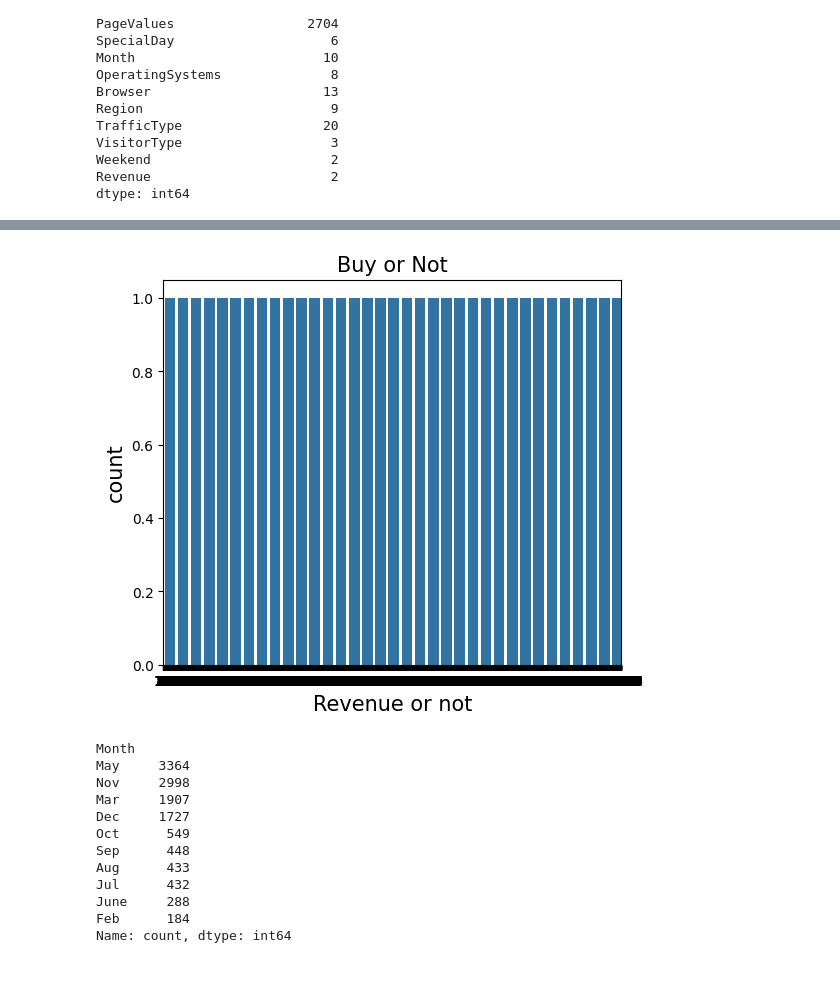
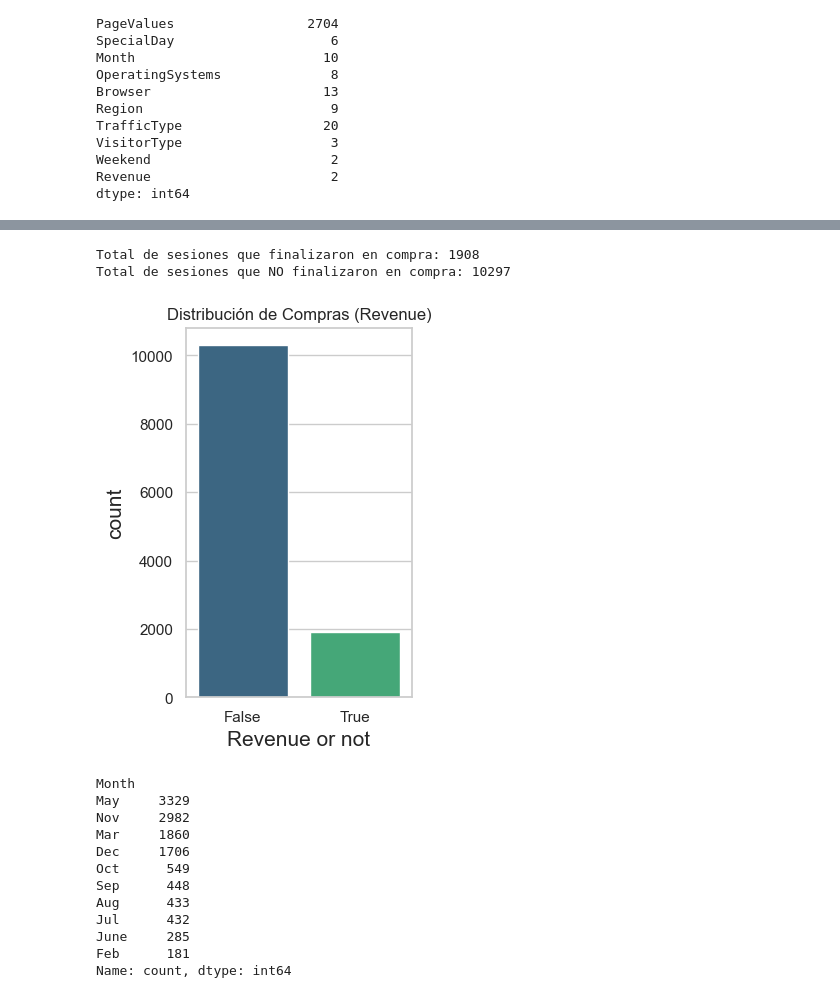
Before and after one commit to alvaroG-IA/proyecto-1-AIA-Marketing_Digital, a Jupyter notebook: analisis_dataset.ipynb, the cells around one changed output, grey strips where cells are left out. Drawn from its saved outputs; the diff is of its cells as text; code cells hidden in the pictures.

```diff
--- a/analisis_dataset.ipynb
+++ b/analisis_dataset.ipynb
@@ -5,7 +5,7 @@ from kagglehub import KaggleDatasetAdapter
 file_path = "online_shoppers_intention.csv"
 
 # Load the latest version
-df = kagglehub.load_dataset(
+df = kagglehub.dataset_load(
   KaggleDatasetAdapter.PANDAS,
   "henrysue/online-shoppers-intention",
   file_path
@@ -129,0 +117,5 @@ Total de sesiones que NO finalizaron en compra: 10422
+# %%
+# 3. Eliminar duplicados
+duplicados = df.duplicated().sum()
+print(f"\nFilas duplicadas encontradas: {duplicados}")
+df = df.drop_duplicates()
@@ -130,28 +144,39 @@ Total de sesiones que NO finalizaron en compra: 10422
 # %%
-plt.rcParams['figure.figsize'] = (13, 5)
+import matplotlib.pyplot as plt
+import seaborn as sns
 
+revenue = df['Revenue']
+completed = revenue[revenue == True]
+not_completed = revenue[revenue != True]
+
+print(f'Total de sesiones que finalizaron en compra: {len(completed)}')
+print(f'Total de sesiones que NO finalizaron en compra: {len(not_completed)}')
+
+sns.set_theme(style="whitegrid")
 plt.subplot(1, 2, 1)
-sns.countplot(df['Revenue'])
-plt.title('Buy or Not', fontsize = 15)
+sns.countplot(x='Revenue', hue='Revenue', data=df, legend=False, palette='viridis')
+plt.title('Distribución de Compras (Revenue)')
 plt.xlabel('Revenue or not', fontsize = 15)
 plt.ylabel('count', fontsize = 15)
 plt.show()
 # %% [output]
+Total de sesiones que finalizaron en compra: 1908
+Total de sesiones que NO finalizaron en compra: 10297
-[figure, old version]
+[figure, new version]
 # %%
 df['Month'].value_counts()
 # %% [output]
 Month
-May     3364
-Nov     2998
-Mar     1907
-Dec     1727
+May     3329
+Nov     2982
+Mar     1860
+Dec     1706
 Oct      549
 Sep      448
 Aug      433
 Jul      432
-June     288
-Feb      184
+June     285
+Feb      181
 Name: count, dtype: int64
 # %%
 import pandas as pd
```
Also changed, not shown: parts of 15 cells of this notebook.
